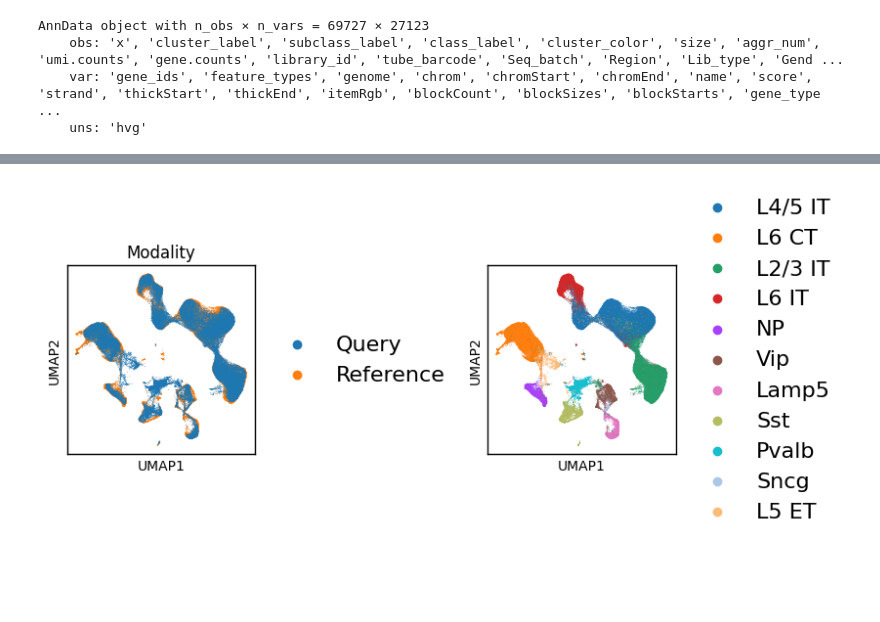
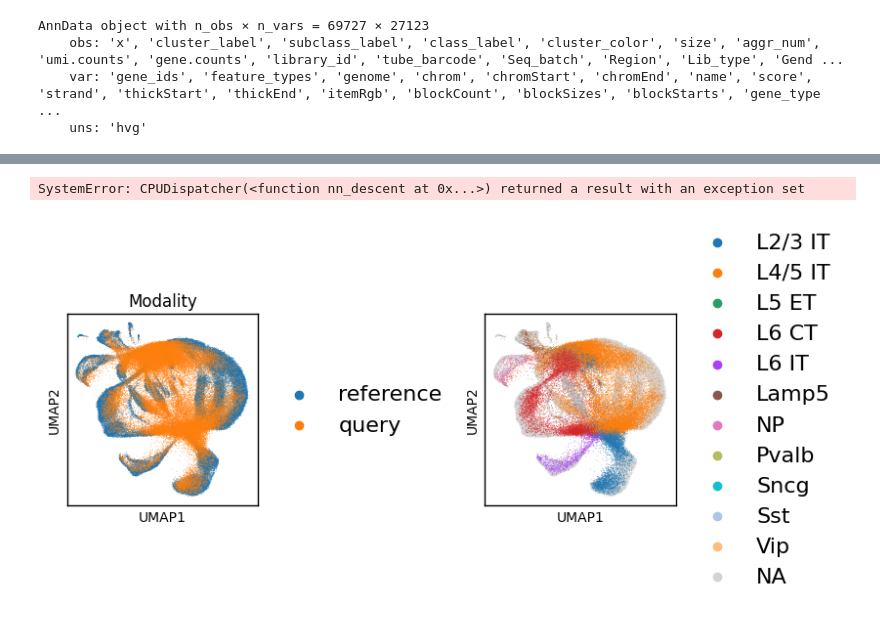
Before and after one commit to haihuilab/scbiot, a Jupyter notebook: examples/unpaired_Yao-2021_integration.ipynb, the cells around one changed output, grey strips where cells are left out. Saved outputs shown, nothing was run; the diff lists cells and outputs as text; code cells hidden in the pictures; blank space fills up the shorter version.

```diff
--- a/examples/unpaired_Yao-2021_integration.ipynb
+++ b/examples/unpaired_Yao-2021_integration.ipynb
@@ -71,4 +72,4 @@ AnnData object with n_obs × n_vars = 69727 × 27123
     var: 'gene_ids', 'feature_types', 'genome', 'chrom', 'chromStart', 'chromEnd', 'name', 'score', 'strand', 'thickStart', 'thickEnd', 'itemRgb', 'blockCount', 'blockSizes', 'blockStarts', 'gene_type ...
     uns: 'hvg'
 # %%
-adata_atac
+adata_ga.X = adata_ga.layers['ga_smooth']
@@ -82,28 +114,9 @@ AnnData object with n_obs × n_vars = 54844 × 148814
 # %%
-import scbiot as scb
-import scanpy as sc
-
-adata = scb.ot.transfer_labels(
-    adata_gex,
-    adata_ga,  # ATAC gene-activity AnnData or Xenium
-    ref_label_key="cell_type",
-    query_label_key='pred_cell_type',
-    pred_conf_key="pred_confidence",
-    out_key='X_pca_shared_aligned',
-    min_conf=0.55,
+adata = scb.ot.supbiot(
+adata,
+label_key="cell_type",
+unlabeled_category="Unknown",
+pred_label_key='pred_cell_type',
+pred_conf_key="pred_confidence",
+min_conf=0.25
 )
-
-# 5) Optional OT transport-based label projection onto GA + ATAC
-if "cell_type" in adata_atac.obs and "cell_type_original" not in adata_atac.obs:
-    adata_atac.obs["cell_type_original"] = adata_atac.obs["cell_type"].astype(str)
-
-true_labels = adata_ga.obs.get("cell_type_original", adata_ga.obs.get("cell_type"))
-pred_labels = adata_ga.obs["pred_cell_type"]
-pred_labels_str = pred_labels.astype(str)
-mask = (~pd.isna(true_labels)) & (~pd.isna(pred_labels)) & (pred_labels_str != "unknown")
-if mask.any():
-    nmi_score = normalized_mutual_info_score(
-        true_labels[mask].astype(str),
-        pred_labels_str[mask],
-    )
-    print(f"[Metrics] NMI(pred_cell_type vs cell_type) = {nmi_score:.4f}")
@@ -114,0 +123,4 @@ WARNING: adata.X seems to be already log-transformed.
+# %%
+adata_ga = adata[adata.obs['modality'] == 'query'].copy()
+adata_gex = adata[adata.obs['modality'] == 'reference'].copy()
+adata_ga.obs['pred_cell_type'].value_counts()
@@ -115,6 +145,8 @@ WARNING: adata.X seems to be already log-transformed.
 # %%
-sc.pp.neighbors(adata, use_rep='X_pca_shared_aligned', n_neighbors=50, metric="cosine")
+sc.pp.neighbors(adata, use_rep="X_supbiot", n_neighbors=50, metric="cosine")
 sc.tl.umap(adata, min_dist=0.3, spread=1.0, random_state=0)
+# %% [output]
+SystemError: CPUDispatcher(<function nn_descent at 0x...>) returned a result with an exception set
 # %%
 counts = adata_gex.obs['cell_type'].value_counts()
 celltype_order = counts.index.tolist()
@@ -140,34 +172,34 @@ def force_border(ax):
 
 methods = ["X_pca_shared_aligned"]
 
 ncols = 2 * len(methods)
 fig, axes = plt.subplots(1, ncols, figsize=(4.2*ncols, 4.2), squeeze=False)
 axes = axes[0]
 
 for i, method in enumerate(methods):
     basis = f"X_umap_{method}"
     axL, axR = axes[2*i], axes[2*i+1]
 
     sc.pl.embedding(
-        adata, basis="umap", color="modality",
+        adata, basis="umap", color="batch",
         frameon=True, ax=axL, show=False,
         legend_loc="right margin", legend_fontsize=16, title='Modality'
     )
     axL.set_box_aspect(1)
     axL.set_xlabel("UMAP1"); axL.set_ylabel("UMAP2")
     force_border(axL)
 
     sc.pl.embedding(
-        adata, basis="umap", color="cell_type", # "scBIOT_celltype", #"cell_type",
+        adata, basis="umap", color="pred_cell_type", # "scBIOT_celltype", #"cell_type",
         frameon=True, ax=axR, show=False,
         legend_loc="right margin", legend_fontsize=16, title=""
     )
     axR.set_box_aspect(1)
     axR.set_xlabel("UMAP1"); axR.set_ylabel("UMAP2")
     force_border(axR)
 
 plt.tight_layout()
 # fig.savefig(f"{cwd}_batch_and_leiden_per_embedding.pdf", dpi=300, transparent=True)
 # %% [output]
-[figure, old version]
+[figure, new version]
 # %%
```
Also changed, not shown: parts of 8 cells of this notebook, 13 other files.
